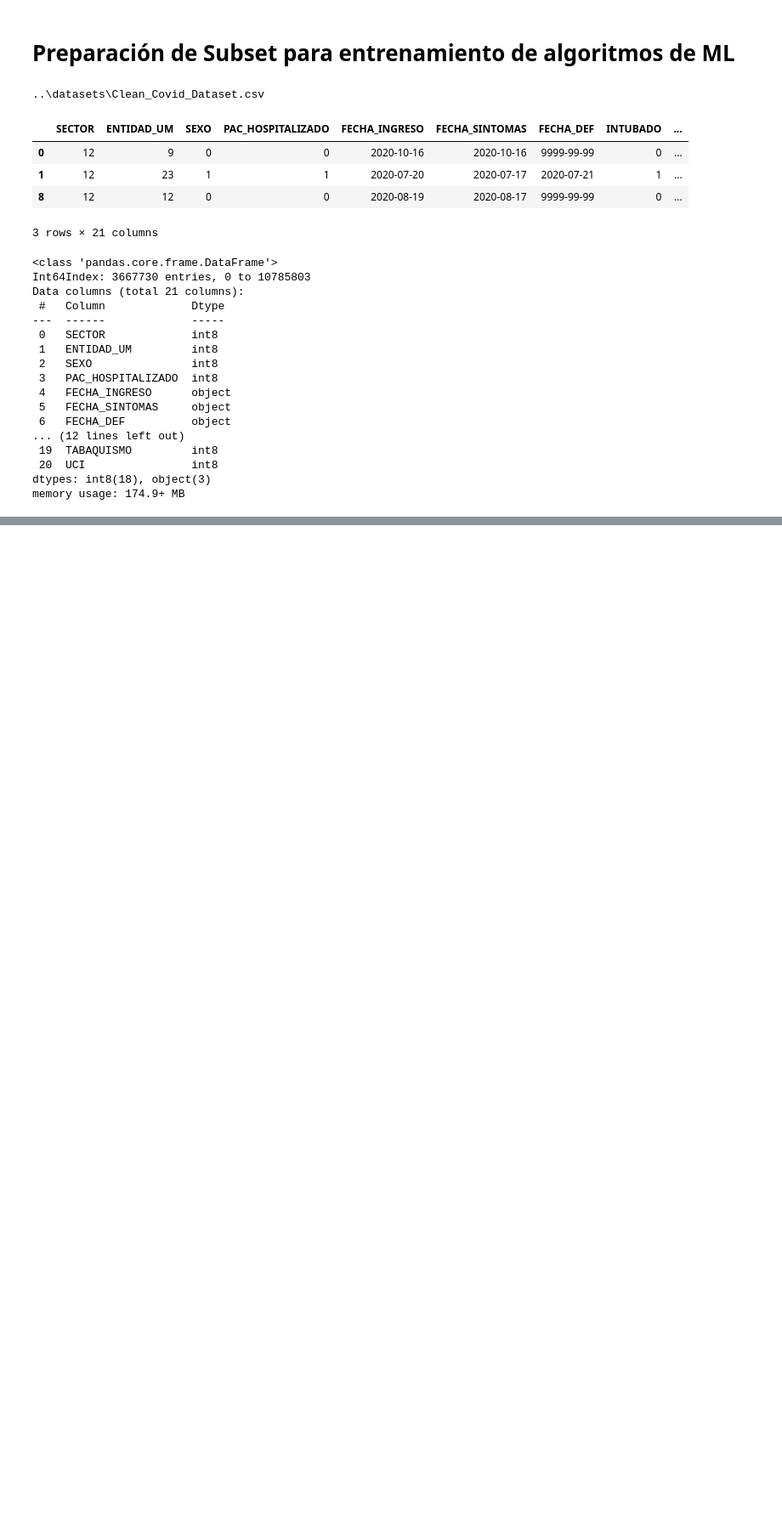
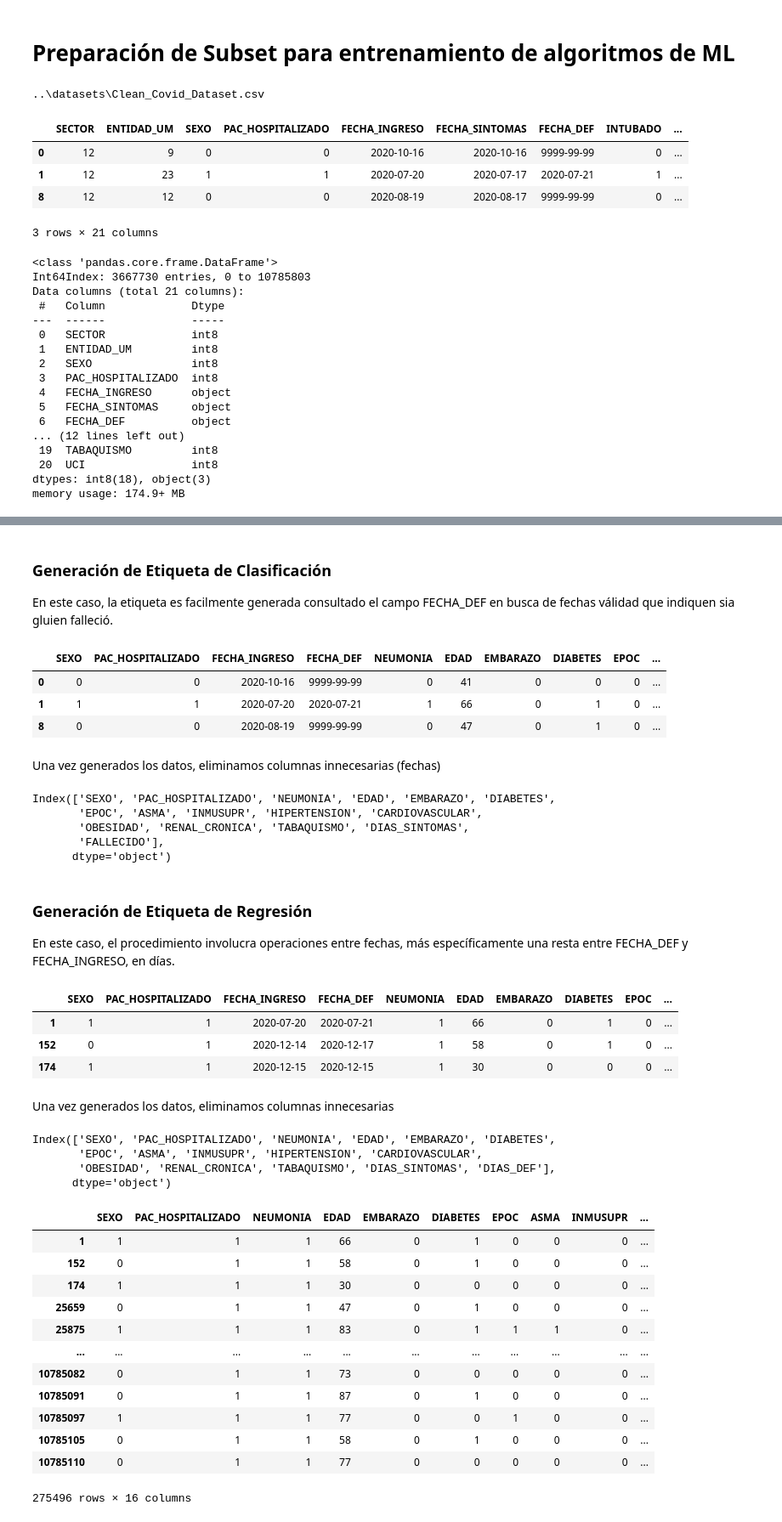
Before and after one commit to EstebanBrito/covid19-mexico, a Jupyter notebook: notebooks/PreprocML.ipynb, the cells around one changed output, grey strips where cells are left out. Shown: that part at 85% size. Saved outputs shown, nothing was run; the diff lists cells and outputs as text; code cells hidden in the pictures; blank space fills up the shorter version.

```diff
--- a/notebooks/PreprocML.ipynb
+++ b/notebooks/PreprocML.ipynb
@@ -76,0 +136,3 @@ estandarizar edad, dias hospital
+# %%
+df_fallecido = df
+df_dias = df[df['FECHA_DEF']!='9999-99-99'].copy()
@@ -76,0 +152,3 @@ estandarizar edad, dias hospital
+# %% [markdown]
+### Generación de Etiqueta de Clasificación
+En este caso, la etiqueta es facilmente generada consultado el campo FECHA_DEF en busca de fechas válidad que indiquen sia gluien falleció.
@@ -76,0 +157,9 @@ estandarizar edad, dias hospital
+# %%
+df_fallecido.head(3)
+# %% [output]
+|  | SEXO | PAC_HOSPITALIZADO | FECHA_INGRESO | FECHA_DEF | NEUMONIA | EDAD | EMBARAZO | DIABETES | EPOC | ... |
+| 0 | 0 | 0 | 2020-10-16 | 9999-99-99 | 0 | 41 | 0 | 0 | 0 | ... |
+| 1 | 1 | 1 | 2020-07-20 | 2020-07-21 | 1 | 66 | 0 | 1 | 0 | ... |
+| 8 | 0 | 0 | 2020-08-19 | 9999-99-99 | 0 | 47 | 0 | 1 | 0 | ... |
+# %% [markdown]
+Una vez generados los datos, eliminamos columnas innecesarias (fechas)
@@ -76,0 +168,52 @@ estandarizar edad, dias hospital
+# %%
+df_fallecido.columns
+# %% [output]
+Index(['SEXO', 'PAC_HOSPITALIZADO', 'NEUMONIA', 'EDAD', 'EMBARAZO', 'DIABETES',
+       'EPOC', 'ASMA', 'INMUSUPR', 'HIPERTENSION', 'CARDIOVASCULAR',
+       'OBESIDAD', 'RENAL_CRONICA', 'TABAQUISMO', 'DIAS_SINTOMAS',
+       'FALLECIDO'],
+      dtype='object')
+# %% [markdown]
+### Generación de Etiqueta de Regresión
+En este caso, el procedimiento involucra operaciones entre fechas, más específicamente una resta entre FECHA_DEF y FECHA_INGRESO, en días.
+# %%
+def dias_desde_ingreso_a_defuncion(x):
+    fecha_defuncion = datetime.date.fromisoformat(x['FECHA_DEF'])
+    fecha_ingreso = datetime.date.fromisoformat(x['FECHA_INGRESO'])
+    return (fecha_defuncion - fecha_ingreso).days
+# %%
+df_dias['DIAS_DEF'] = df_dias[['FECHA_INGRESO', 'FECHA_DEF']].apply(dias_desde_ingreso_a_defuncion, axis=1).astype('int8')
+# %%
+df_dias.head(3)
+# %% [output]
+|  | SEXO | PAC_HOSPITALIZADO | FECHA_INGRESO | FECHA_DEF | NEUMONIA | EDAD | EMBARAZO | DIABETES | EPOC | ... |
+| 1 | 1 | 1 | 2020-07-20 | 2020-07-21 | 1 | 66 | 0 | 1 | 0 | ... |
+| 152 | 0 | 1 | 2020-12-14 | 2020-12-17 | 1 | 58 | 0 | 1 | 0 | ... |
+| 174 | 1 | 1 | 2020-12-15 | 2020-12-15 | 1 | 30 | 0 | 0 | 0 | ... |
+# %% [markdown]
+Una vez generados los datos, eliminamos columnas innecesarias
+# %%
+df_dias.drop(['FECHA_INGRESO', 'FECHA_DEF'], axis=1, inplace=True)
+# %%
+df_dias.columns
+# %% [output]
+Index(['SEXO', 'PAC_HOSPITALIZADO', 'NEUMONIA', 'EDAD', 'EMBARAZO', 'DIABETES',
+       'EPOC', 'ASMA', 'INMUSUPR', 'HIPERTENSION', 'CARDIOVASCULAR',
+       'OBESIDAD', 'RENAL_CRONICA', 'TABAQUISMO', 'DIAS_SINTOMAS', 'DIAS_DEF'],
+      dtype='object')
+# %%
+df_dias
+# %% [output]
+|  | SEXO | PAC_HOSPITALIZADO | NEUMONIA | EDAD | EMBARAZO | DIABETES | EPOC | ASMA | INMUSUPR | ... |
+| 1 | 1 | 1 | 1 | 66 | 0 | 1 | 0 | 0 | 0 | ... |
+| 152 | 0 | 1 | 1 | 58 | 0 | 1 | 0 | 0 | 0 | ... |
+| 174 | 1 | 1 | 1 | 30 | 0 | 0 | 0 | 0 | 0 | ... |
+| 25659 | 0 | 1 | 1 | 47 | 0 | 1 | 0 | 0 | 0 | ... |
+| 25875 | 1 | 1 | 1 | 83 | 0 | 1 | 1 | 1 | 0 | ... |
+| ... | ... | ... | ... | ... | ... | ... | ... | ... | ... | ... |
+| 10785082 | 0 | 1 | 1 | 73 | 0 | 0 | 0 | 0 | 0 | ... |
+| 10785091 | 0 | 1 | 1 | 87 | 0 | 1 | 0 | 0 | 0 | ... |
+| 10785097 | 1 | 1 | 1 | 77 | 0 | 0 | 1 | 0 | 0 | ... |
+| 10785105 | 0 | 1 | 1 | 58 | 0 | 1 | 0 | 0 | 0 | ... |
+| 10785110 | 0 | 1 | 1 | 77 | 0 | 0 | 0 | 0 | 0 | ... |
+275496 rows × 16 columns
```
Also changed, not shown: parts of 22 cells of this notebook.
